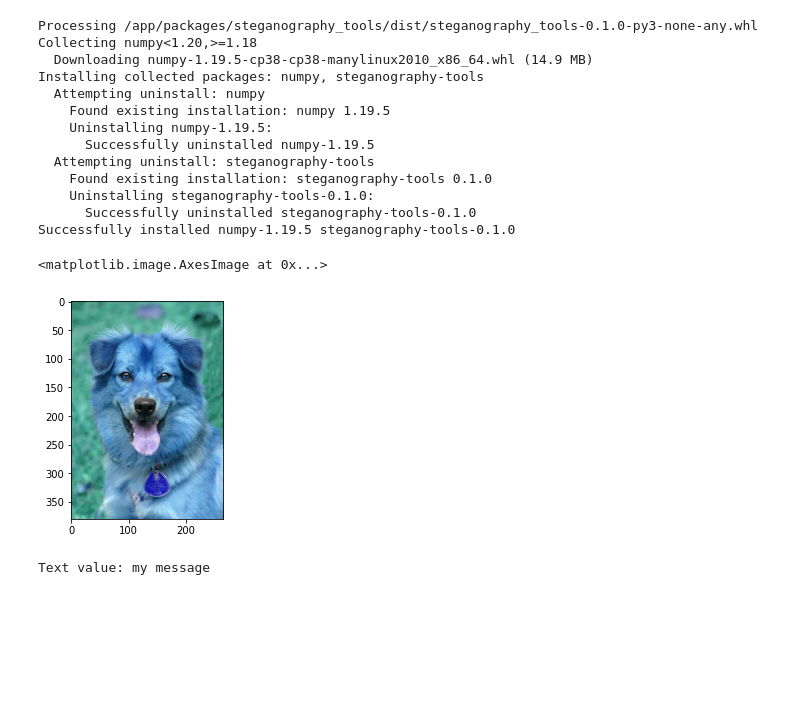
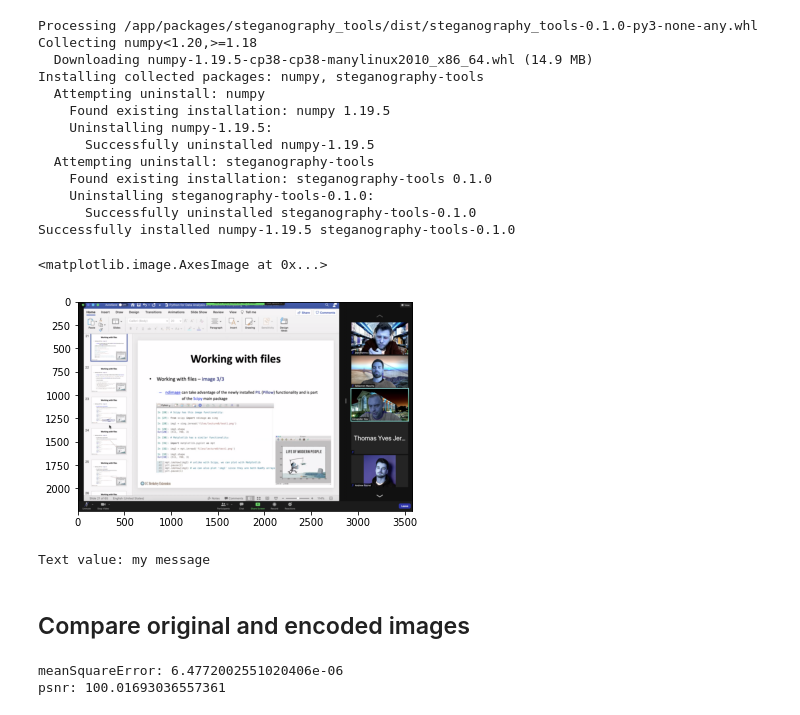
Before and after one commit to sebastienmascha/data-science-webapp-steganography, a Jupyter notebook: backend/app/app/notebooks/Python3_8.ipynb, the cells around one changed output. Saved outputs shown, nothing was run; the diff lists cells and outputs as text; code cells hidden in the pictures; blank space fills up the shorter version.

```diff
--- a/backend/app/app/notebooks/Python3_8.ipynb
+++ b/backend/app/app/notebooks/Python3_8.ipynb
@@ -84,13 +85,13 @@ Successfully installed numpy-1.19.5 steganography-tools-0.1.0
 from steganography_tools import st
 # %%
 # Encoding
-steg = st.LSBSteganography(cv2.imread("happy_dog.jpg"))
+steg = st.LSBSteganography(cv2.imread("photo.png"))
 img_encoded = steg.encode_text("my message")
 cv2.imwrite("my_new_image.png", img_encoded)
 plt.imshow(img_encoded)
 # %% [output]
 <matplotlib.image.AxesImage at 0x...>
-[figure, old version]
+[figure, new version]
 # %%
 # Decoding
 im = cv2.imread("my_new_image.png")
@@ -98,3 +99,36 @@ steg = st.LSBSteganography(im)
 print("Text value:",steg.decode_text())
 # %% [output]
 Text value: my message
+# %% [markdown]
+## Compare original and encoded images
+# %%
+class Compare():
+    def __init__(self, img1, img2):
+        self.img1 = img1
+        self.img2 = img2
+    def get_results(self):
+        print("meanSquareError: %s" %(self.meanSquareError()))
+        print("psnr: %s" %(self.psnr()))
+    def correlation(self):
+        return signal.correlate2d (self.img1, self.img2)
+    def meanSquareError(self):
+        error = np.sum((self.img1.astype('float') - self.img2.astype('float')) ** 2)
+        error /= float(self.img1.shape[0] * self.img1.shape[1]);
+        return error
+    def psnr(self):
+        mse = self.meanSquareError()
+        if mse == 0:
+            return 100
+        PIXEL_MAX = 255.0
+        return 20 * math.log10(PIXEL_MAX / math.sqrt(mse))
+
+original = cv2.imread("photo.png")
+lsbEncoded = cv2.imread("my_new_image.png")
+original = cv2.cvtColor(original, cv2.COLOR_BGR2RGB)
+lsb_encoded_img = cv2.cvtColor(lsbEncoded, cv2.COLOR_BGR2RGB)
+
+compare_images = Compare(original, lsb_encoded_img)
+compare_images.get_results()
+# %% [output]
+meanSquareError: 6.4772002551020406e-06
+psnr: 100.01693036557361
```
Also changed, not shown: parts of 2 cells of this notebook, 1 other file.
